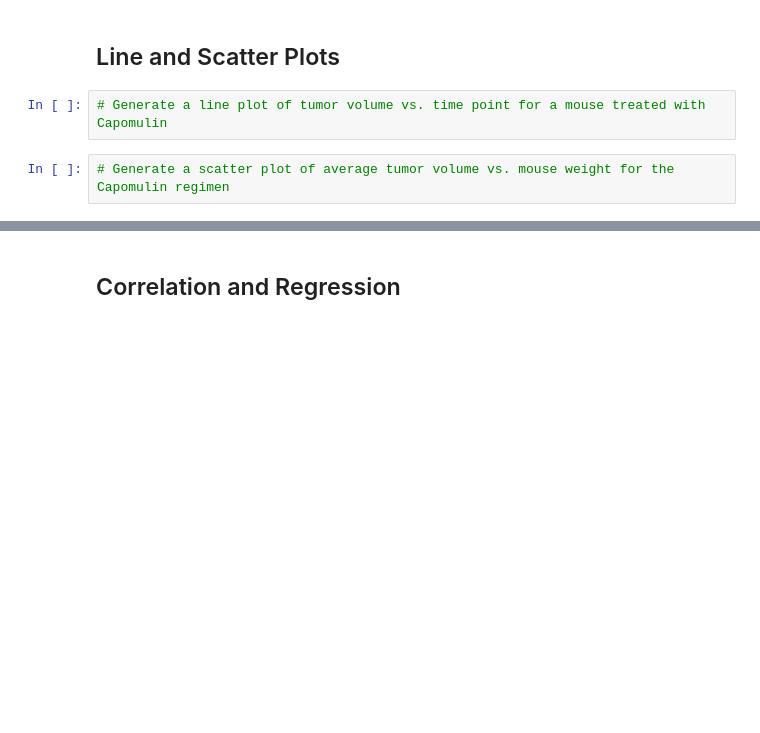
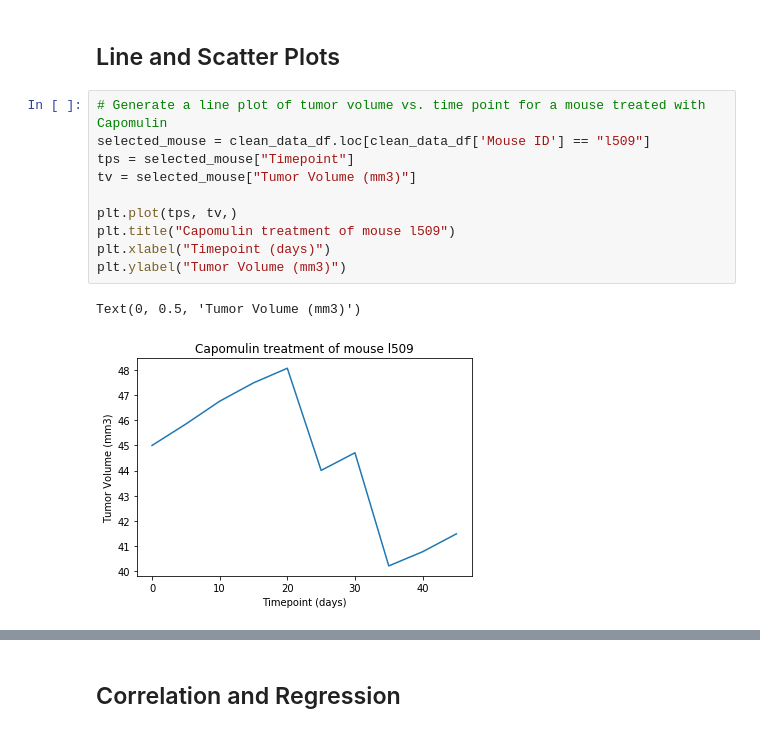
Before and after one commit to alfonsocamero/python-matplotlib-challenge, a Jupyter notebook: Pymaceuticals/pymaceuticals.ipynb, the cells around one changed output, grey strips where cells are left out. Saved outputs shown, nothing was run; the diff lists cells and outputs as text; blank space fills up the shorter version.

Commit message:
Added line graph for tp vs tumor volume

```diff
--- a/Pymaceuticals/pymaceuticals.ipynb
+++ b/Pymaceuticals/pymaceuticals.ipynb
@@ -525,5 +507,14 @@ plt.show()
 ## Line and Scatter Plots
 # %%
 # Generate a line plot of tumor volume vs. time point for a mouse treated with Capomulin
+selected_mouse = clean_data_df.loc[clean_data_df['Mouse ID'] == "l509"]
+tps = selected_mouse["Timepoint"]
+tv = selected_mouse["Tumor Volume (mm3)"]
+
+plt.plot(tps, tv,)
+plt.title("Capomulin treatment of mouse l509")
+plt.xlabel("Timepoint (days)")
+plt.ylabel("Tumor Volume (mm3)")
+# %% [output]
+Text(0, 0.5, 'Tumor Volume (mm3)')
+[figure, added]
-# %%
-# Generate a scatter plot of average tumor volume vs. mouse weight for the Capomulin regimen
```
Also changed, not shown: parts of 6 cells of this notebook.
